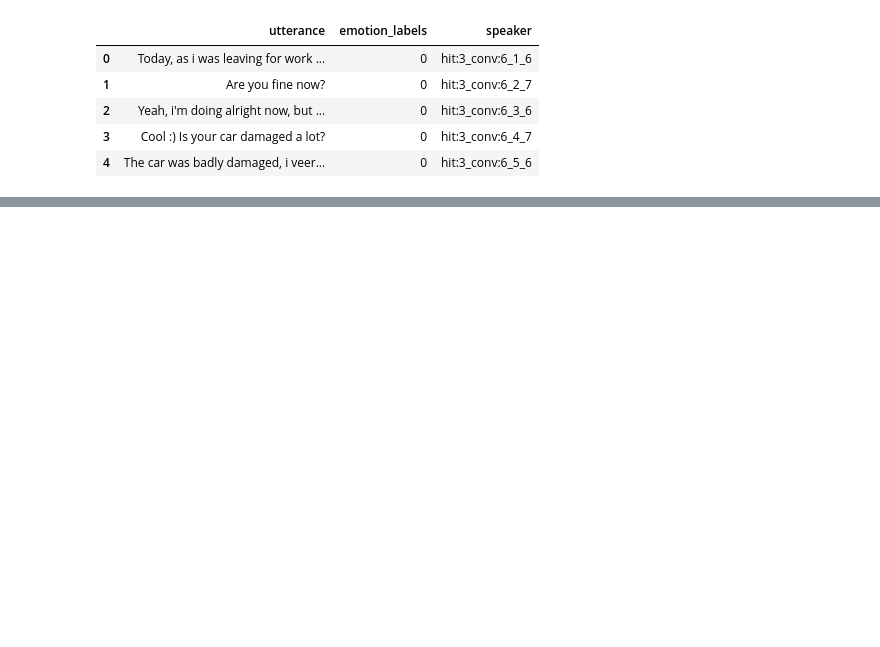
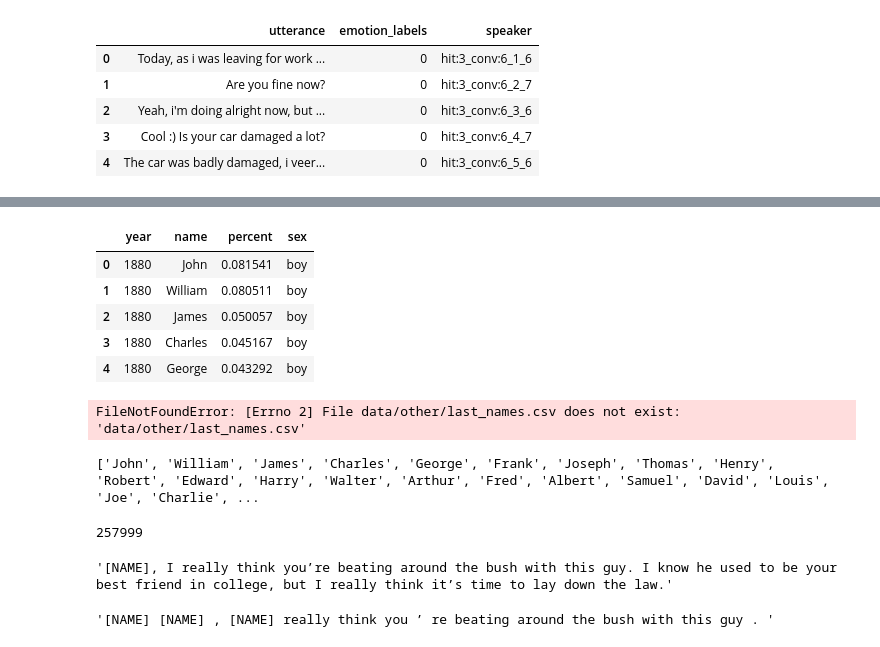
Before and after one commit to evelynyou/w266_project, a Jupyter notebook: exploration.ipynb, the cells around one changed output, grey strips where cells are left out. Cells and saved outputs as stored; diff of their text form; code cells hidden in the pictures; blank space fills up the shorter version.

```diff
--- a/exploration.ipynb
+++ b/exploration.ipynb
@@ -292,0 +427,56 @@ ed_for_goemotions.to_csv ('data/processed/ed_for_goemotions.tsv', sep="\t", inde
+# %%
+## find ways to substitute names with [NAME] per goemotions
+data_folder = 'other'
+file_name = 'baby_names.csv'
+baby_names = pd.read_csv(os.path.join(data_dir,data_folder,file_name))
+baby_names.head()
+# %% [output]
+|  | year | name | percent | sex |
+| 0 | 1880 | John | 0.081541 | boy |
+| 1 | 1880 | William | 0.080511 | boy |
+| 2 | 1880 | James | 0.050057 | boy |
+| 3 | 1880 | Charles | 0.045167 | boy |
+| 4 | 1880 | George | 0.043292 | boy |
+# %%
+file_name = 'last_names.csv'
+last_names = pd.read_csv(os.path.join(data_dir,data_folder,file_name))
+last_names.head()
+# %% [output]
+FileNotFoundError: [Errno 2] File data/other/last_names.csv does not exist: 'data/other/last_names.csv'
+# %%
+## Get a list of 258,000 English names
+eng_names = list(baby_names["name"])
+eng_names.remove("Don") # gets confused with "Don't" when processing
+
+print(eng_names[:100])
+len(eng_names)
+# %% [output]
+['John', 'William', 'James', 'Charles', 'George', 'Frank', 'Joseph', 'Thomas', 'Henry', 'Robert', 'Edward', 'Harry', 'Walter', 'Arthur', 'Fred', 'Albert', 'Samuel', 'David', 'Louis', 'Joe', 'Charlie', ...
+257999
+# %%
+def process_utterances(utterance, stop_words=eng_names):
+    """Helper function to process the utterances into form accepted by goemotions"""
+
+    """
+    ## Replace names with a single token
+    word_tokens = word_tokenize(utterance)
+    filtered_sentence = ["[NAME]" if w in stop_words else w for w in word_tokens]
+    processed = " ".join(filtered_sentence)
+    """
+
+    re.sub(utterance, r'{(\w\.?(-\w\.?)* )+}{(\w\.?(-\w\.?)*)+}', '[NAME]')
+
+    ## Correct spacing
+    processed = processed.replace(" ,", ",").replace(" .", ".").replace(" ?", "?").replace(" !", "!").replace(" ’ ", "’")
+
+    return processed
+
+example = dd_data.utterance.iloc[9]
+process_utterance(example)
+# %% [output]
+'[NAME], I really think you’re beating around the bush with this guy. I know he used to be your best friend in college, but I really think it’s time to lay down the law.'
+# %%
+utterance = "Leo Smith , I really think you ’ re beating around the bush with this guy . "
+re.sub(r'([A-Z][a-z]*)([\\s\\\'-][A-Z][a-z]*)*', '[NAME]', utterance)
+# %% [output]
+'[NAME] [NAME] , [NAME] really think you ’ re beating around the bush with this guy . '
```
Also changed, not shown: parts of 15 cells of this notebook.
